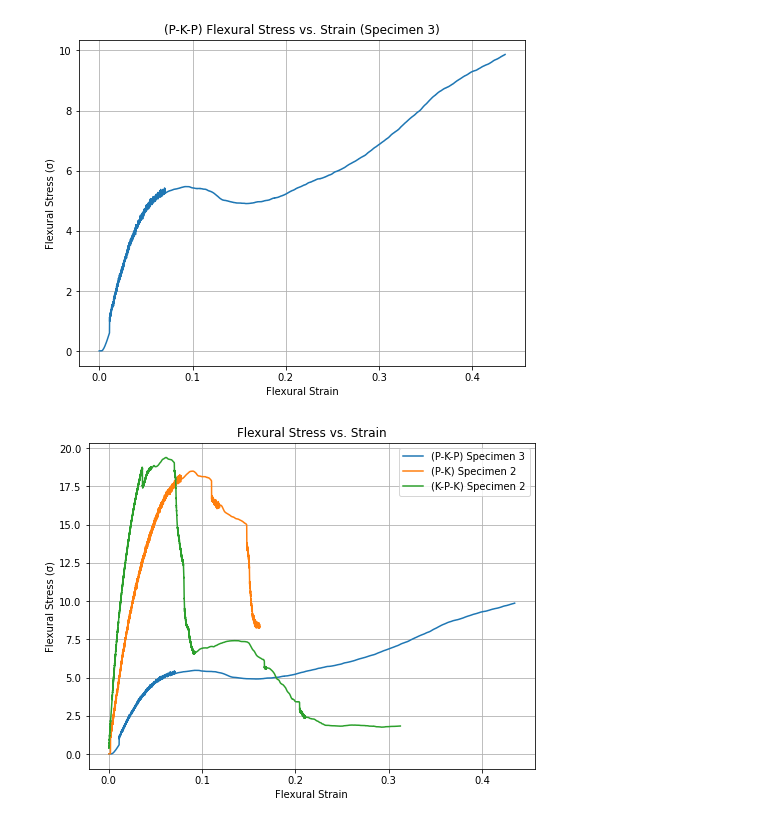
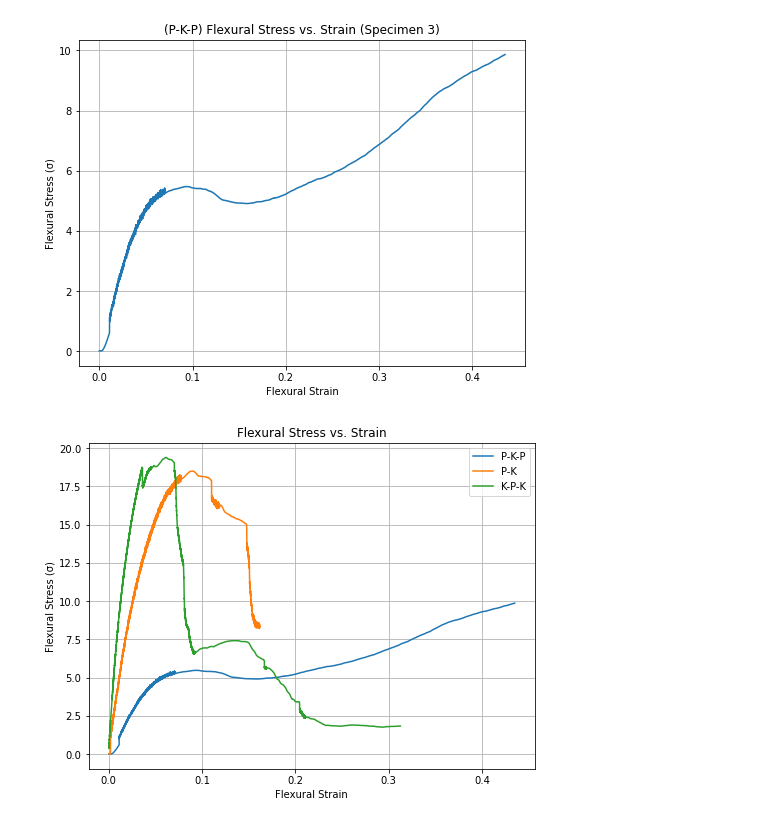
Before and after one commit to foadtkf/Pilot-N_I_S, a Jupyter notebook: Flexural Specimen/Flexural Specimen.ipynb, the cells around one changed output. Drawn from its saved outputs; the diff is of its cells as text; code cells hidden in the pictures.

Commit message:
labels updated

```diff
--- a/Flexural Specimen/Flexural Specimen.ipynb
+++ b/Flexural Specimen/Flexural Specimen.ipynb
@@ -83,44 +83,36 @@ plt.show()
 # %% [output]
 [figure]
 # %%
-import pandas as pd
-import matplotlib.pyplot as plt
-
-# Load data from CSV files
-def load_csv(filename):
-    data = pd.read_csv(filename)
-    return data
-
 # Constants
 L = 60  # Length
 
 # Data and labels for each specimen
 specimens = [
-    {'b': 18.7000, 'd': 11.8900, 'label': '(P-K-P) Specimen 3', 'f_file': 'P-K-P 3 F.csv', 's_file': 'P-K-P 3 S.csv'},
-    {'b': 22.4500, 'd': 7.9500, 'label': '(P-K) Specimen 2', 'f_file': 'PK 2 F.csv', 's_file': 'PK 2 S.csv'},
-    {'b': 22.6000, 'd': 12.3100, 'label': '(K-P-K) Specimen 2', 'f_file': 'K-P-K 2 F.csv', 's_file': 'K-P-K 2 S.csv'}
+    {'b': 18.7000, 'd': 11.8900, 'label': 'P-K-P', 'f_file': 'P-K-P 3 F.csv', 's_file': 'P-K-P 3 S.csv'},
+    {'b': 22.4500, 'd': 7.9500, 'label': 'P-K', 'f_file': 'PK 2 F.csv', 's_file': 'PK 2 S.csv'},
+    {'b': 22.6000, 'd': 12.3100, 'label': 'K-P-K', 'f_file': 'K-P-K 2 F.csv', 's_file': 'K-P-K 2 S.csv'}
 ]
 
 # Create a single plot
 plt.figure(figsize=(8, 6))
 
 for spec in specimens:
     # Load CSV files
     f_data = load_csv(spec['f_file'])
     s_data = load_csv(spec['s_file'])
 
     # Calculate stress and strain
     f_data['Stress'] = 3 * f_data['0'] * L / (2 * spec['b'] * spec['d']**2)
     s_data['Strain'] = 6 * s_data['0'] * spec['d'] / L**2
 
     # Plotting
     plt.plot(s_data['Strain'], f_data['Stress'], linestyle='-', label=spec['label'])
 
 plt.title('Flexural Stress vs. Strain')
 plt.xlabel('Flexural Strain')
 plt.ylabel('Flexural Stress (σ)')
 plt.grid(True)
 plt.legend()
 plt.show()
 # %% [output]
-[figure, old version]
+[figure, new version]
```
